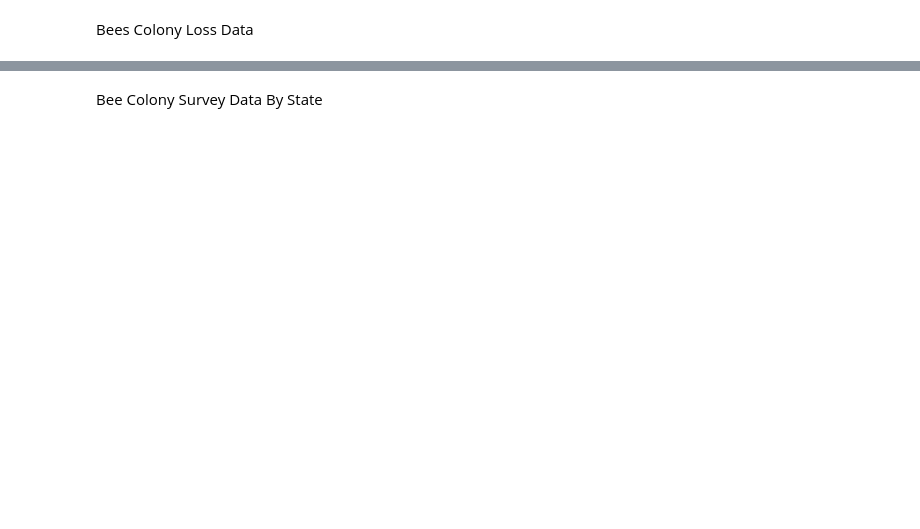
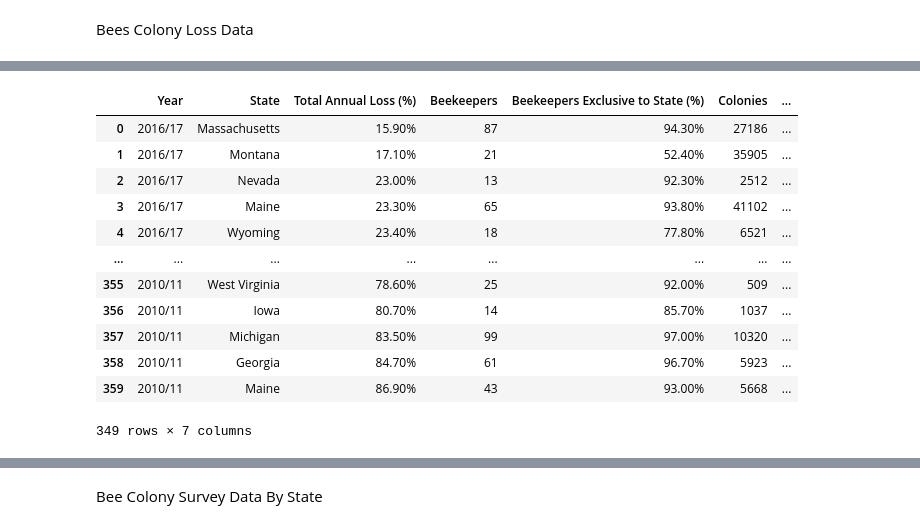
Before and after one commit to JasonAlfred/beeColonies, a Jupyter notebook: Draft SQL functions.ipynb, the cells around one changed output, grey strips where cells are left out. Drawn from its saved outputs; the diff is of its cells as text; code cells hidden in the pictures; blank space fills up the shorter version.

```diff
--- a/Draft SQL functions.ipynb
+++ b/Draft SQL functions.ipynb
@@ -133,4 +105,18 @@ ColonyLoss_renamed_df
 # %%
 # Drop rows with NaN values
-ColonyLoss_df = beeColonyLoss_df.dropna(how='any')
-ColonyLoss_df
+ColonyLoss_renamed_df = ColonyLoss_renamed_df.dropna(how='any')
+ColonyLoss_renamed_df
+# %% [output]
+|  | Year | State | Total Annual Loss (%) | Beekeepers | Beekeepers Exclusive to State (%) | Colonies | ... |
+| 0 | 2016/17 | Massachusetts | 15.90% | 87 | 94.30% | 27186 | ... |
+| 1 | 2016/17 | Montana | 17.10% | 21 | 52.40% | 35905 | ... |
+| 2 | 2016/17 | Nevada | 23.00% | 13 | 92.30% | 2512 | ... |
+| 3 | 2016/17 | Maine | 23.30% | 65 | 93.80% | 41102 | ... |
+| 4 | 2016/17 | Wyoming | 23.40% | 18 | 77.80% | 6521 | ... |
+| ... | ... | ... | ... | ... | ... | ... | ... |
+| 355 | 2010/11 | West Virginia | 78.60% | 25 | 92.00% | 509 | ... |
+| 356 | 2010/11 | Iowa | 80.70% | 14 | 85.70% | 1037 | ... |
+| 357 | 2010/11 | Michigan | 83.50% | 99 | 97.00% | 10320 | ... |
+| 358 | 2010/11 | Georgia | 84.70% | 61 | 96.70% | 5923 | ... |
+| 359 | 2010/11 | Maine | 86.90% | 43 | 93.00% | 5668 | ... |
+349 rows × 7 columns
```
Also changed, not shown: parts of 16 cells of this notebook.
